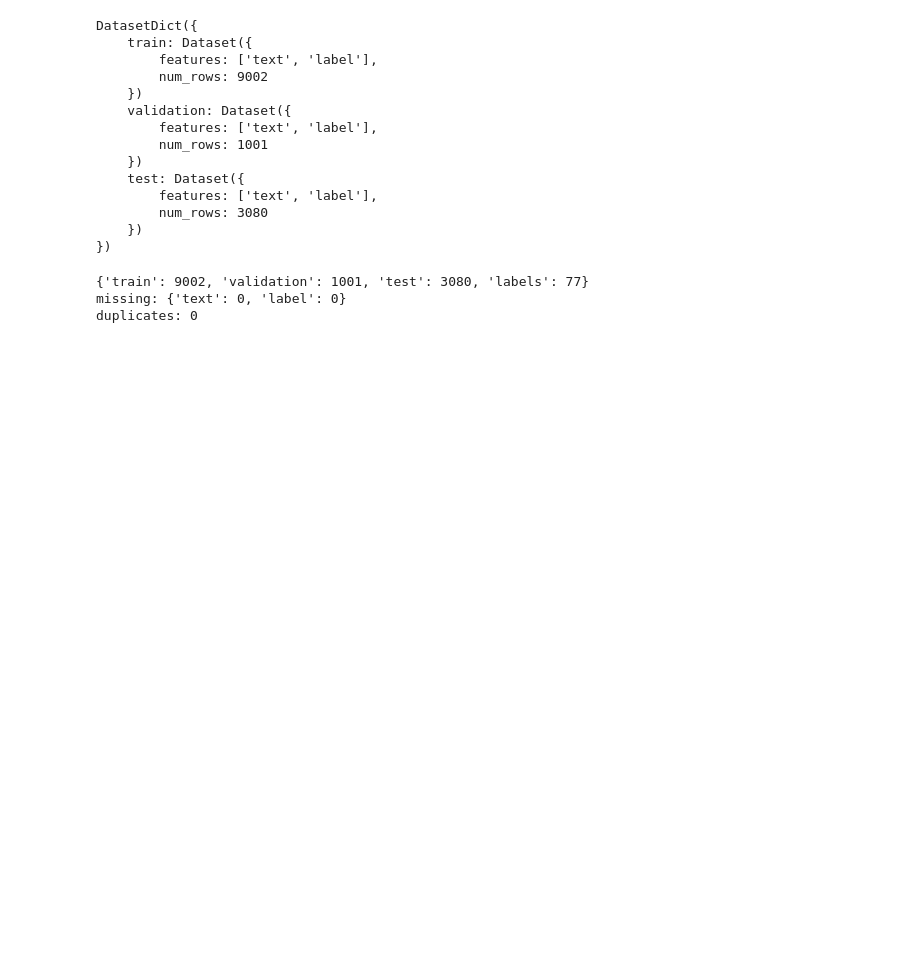
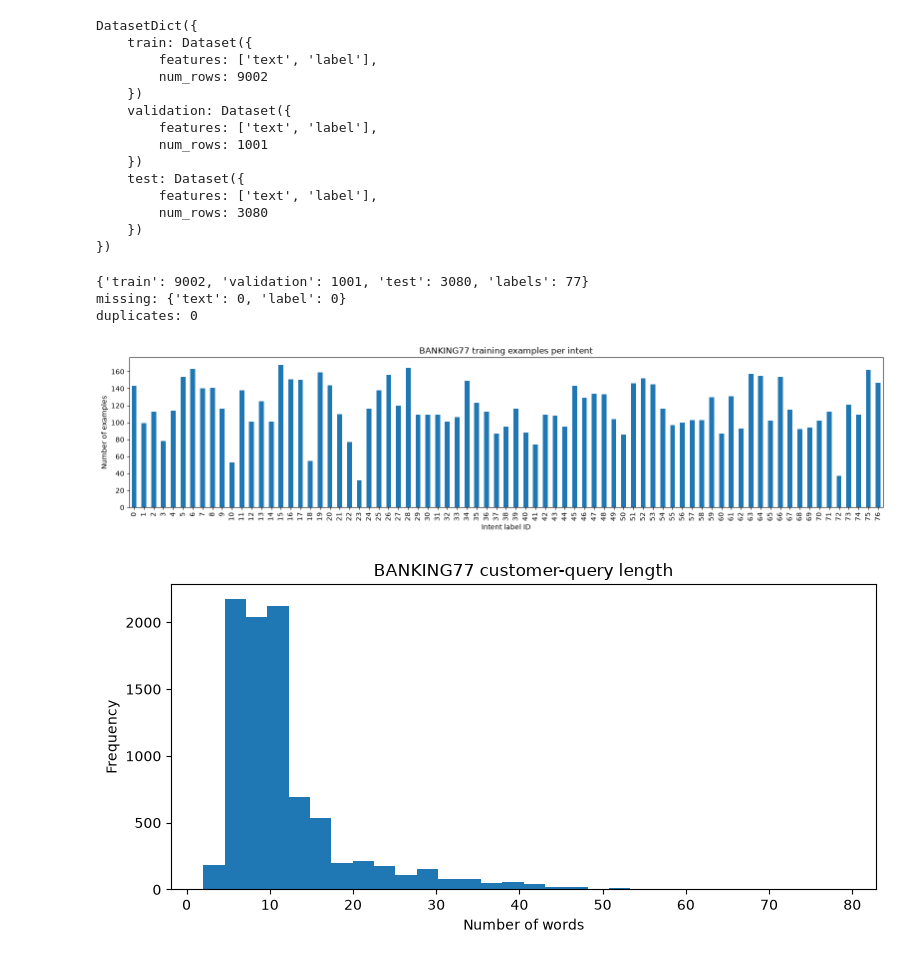
Before and after one commit to skeita/Fine-grained-banking-intent-classification, a Jupyter notebook: notebooks/01_eda_executed.ipynb, the cells around one changed output. Cells and saved outputs as stored; diff of their text form; code cells hidden in the pictures; blank space fills up the shorter version.

```diff
--- a/notebooks/01_eda_executed.ipynb
+++ b/notebooks/01_eda_executed.ipynb
@@ -58,3 +58,38 @@ print("duplicates:", int(train["text"].duplicated().sum()))
 {'train': 9002, 'validation': 1001, 'test': 3080, 'labels': 77}
 missing: {'text': 0, 'label': 0}
 duplicates: 0
+# %%
+# Save the two plots used in the report: label balance and query length.
+import matplotlib.pyplot as plt
+
+figures_dir = Path.cwd().parent / "figures"
+figures_dir.mkdir(exist_ok=True)
+
+train["word_length"] = train["text"].str.split().str.len()
+
+ax = train["label"].value_counts().sort_index().plot(
+    kind="bar",
+    figsize=(16, 4),
+    title="BANKING77 training examples per intent",
+)
+ax.set_xlabel("Intent label ID")
+ax.set_ylabel("Number of examples")
+plt.tight_layout()
+plt.savefig(figures_dir / "class_distribution.png", dpi=150)
+plt.show()
+plt.close()
+
+ax = train["word_length"].plot(
+    kind="hist",
+    bins=30,
+    figsize=(8, 4),
+    title="BANKING77 customer-query length",
+)
+ax.set_xlabel("Number of words")
+plt.tight_layout()
+plt.savefig(figures_dir / "text_length_distribution.png", dpi=150)
+plt.show()
+plt.close()
+# %% [output]
+[figure, added]
+[figure, added]
```
Also changed, not shown: 12 other files.
